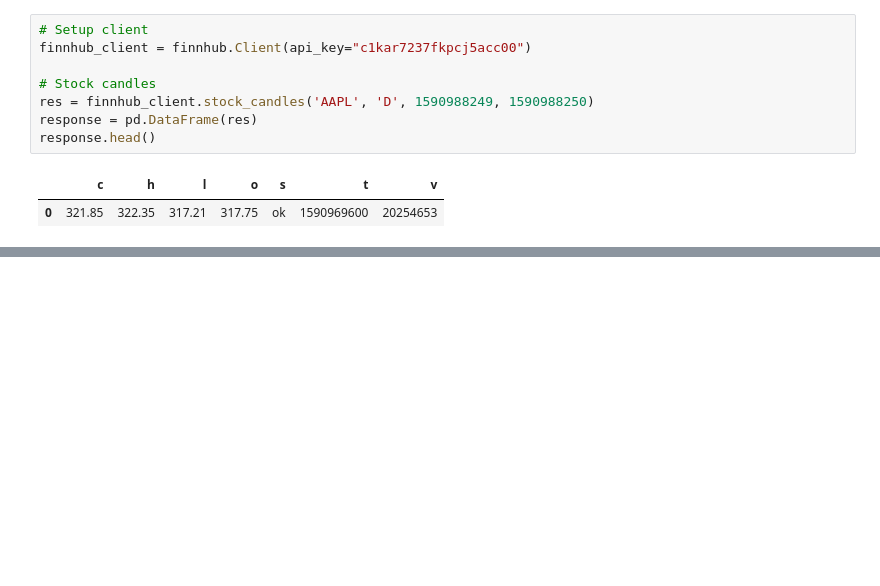
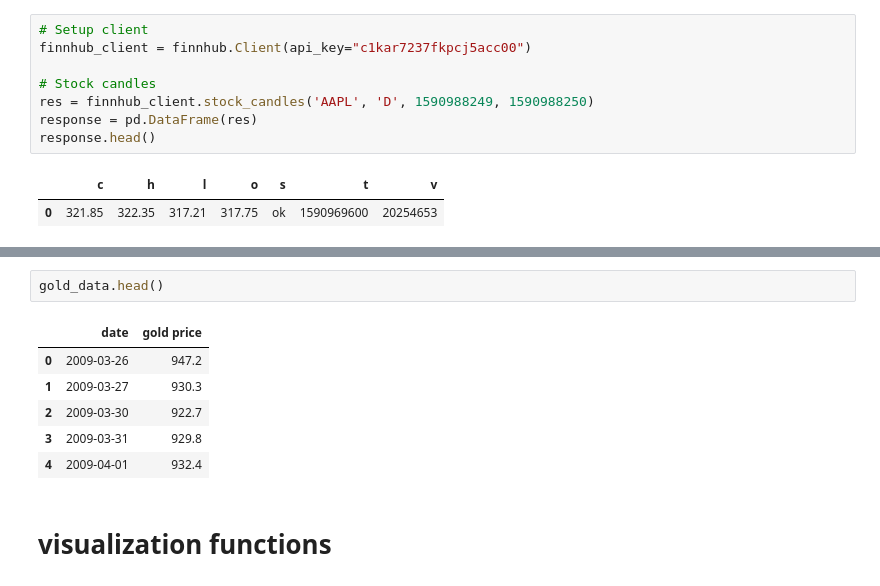
Before and after one commit to hanson0629/project1_repo, a Jupyter notebook: Untitled.ipynb, the cells around one changed output, grey strips where cells are left out. Saved outputs shown, nothing was run; the diff lists cells and outputs as text; blank space fills up the shorter version.

```diff
--- a/Untitled.ipynb
+++ b/Untitled.ipynb
@@ -39,0 +82,11 @@ response.head()
+# %%
+gold_data.head()
+# %% [output]
+|  | date | gold price |
+| 0 | 2009-03-26 | 947.2 |
+| 1 | 2009-03-27 | 930.3 |
+| 2 | 2009-03-30 | 922.7 |
+| 3 | 2009-03-31 | 929.8 |
+| 4 | 2009-04-01 | 932.4 |
+# %% [markdown]
+# visualization functions
```
Also changed, not shown: parts of 13 cells of this notebook, 2 other files.
